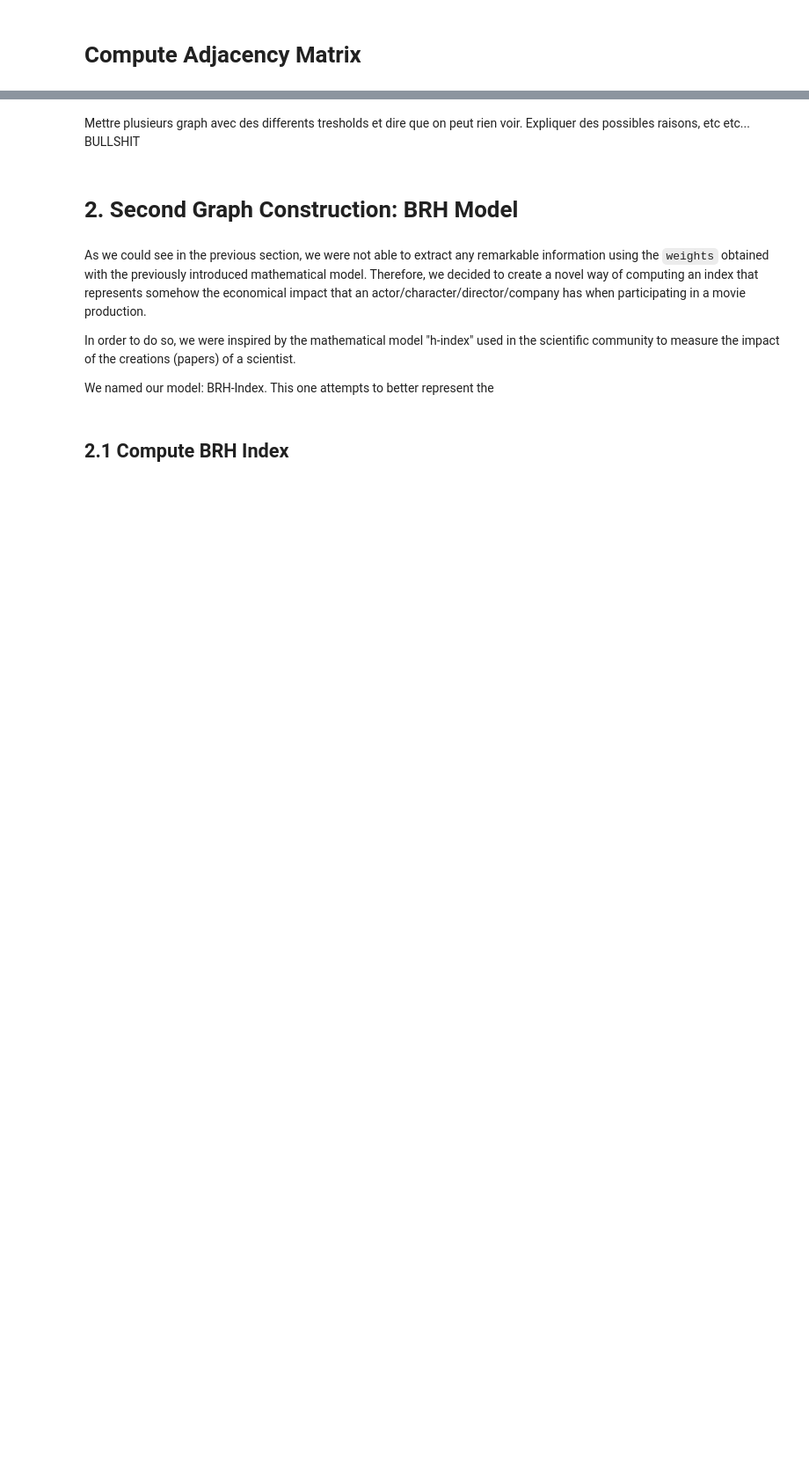
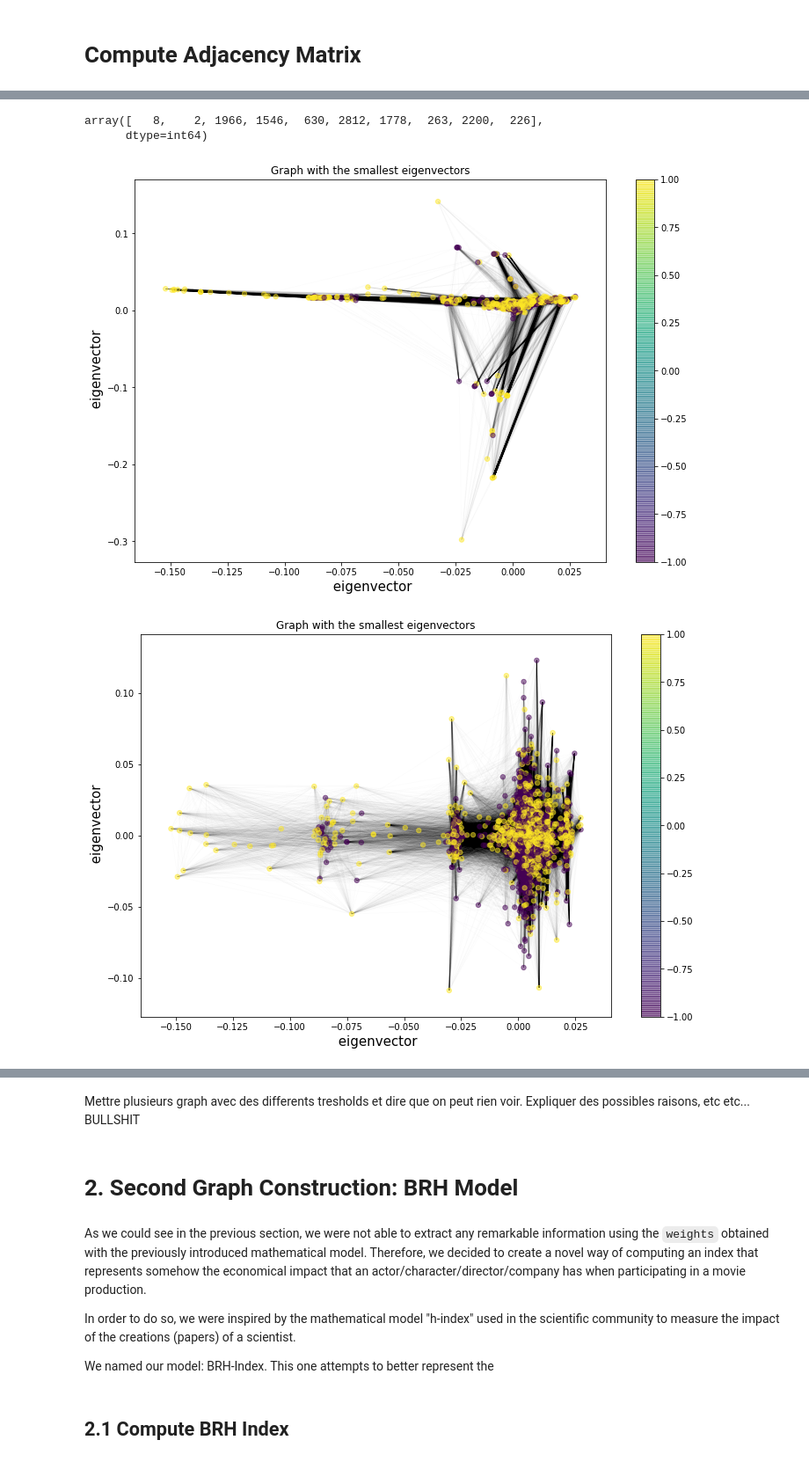
Before and after one commit to rocari96/NTDS-project, a Jupyter notebook: notebook.ipynb, the cells around one changed output, grey strips where cells are left out. Shown: that part at 88% size. Cells and saved outputs as stored; diff of their text form; code cells hidden in the pictures; blank space fills up the shorter version.

```diff
--- a/notebook.ipynb
+++ b/notebook.ipynb
@@ -209,4 +230,4 @@ def compute_adjacency(name, model):
 # %%
 n_nodes = len(movies)
 
-adjacency = compute_adjacency('adjacency', 'weight')
+adjacency = compute_adjacency('adjacency.npy', 'weight')
@@ -406,7 +448,7 @@ degree_biggest_component= np.sum(bc_nparray, axis=0)
 N = n_nodes_bc  # number of nodes
 E = np.sum(bc_nparray > 0)  # number of edges (non-zero entries of A)
 
-gradientsparse_gradient, sparse_laplacian = compute_gradient('gradient.npz', bc_nparray, degree_biggest_component, N, E)
+sparse_gradient, sparse_laplacian = compute_gradient_laplacian('gradient.npz', bc_nparray, degree_biggest_component, N, E)
 # %%
 eigenvalues, eigenvectors = np.linalg.eigh(sparse_laplacian.toarray())
 e = eigenvalues
@@ -471,13 +520,20 @@ plt.stem(gft_abs)
 # %%
-index_eig = gft.argsort()[-10:][::-1]
+index_eig = gft_abs.argsort()[-10:][::-1]
+index_eig
+# %% [output]
+array([   8,    2, 1966, 1546,  630, 2812, 1778,  263, 2200,  226],
+      dtype=int64)
 # %%
-for i in range(4):
-    for j in range(i+1,4):
+for i in range(3):
+    for j in range(i+1,3):
         plt.figure(figsize=(12,8))
         coords = U_norm[:,[index_eig[i], index_eig[j]]]
         nx_nodes = nx.draw_networkx_nodes(G, coords,alpha=0.5 ,node_size=29, node_color=labels_bc)
         nx.draw_networkx_edges(G, coords, alpha=0.01)
         plt.title('Graph with the smallest eigenvectors')
         plt.xlabel(' eigenvector', fontsize=15);
         plt.ylabel(' eigenvector', fontsize=15);
         plt.colorbar(nx_nodes);
+# %% [output]
+[figure, added]
+[figure, added]
```
Also changed, not shown: parts of 16 cells of this notebook, 5 other files.
